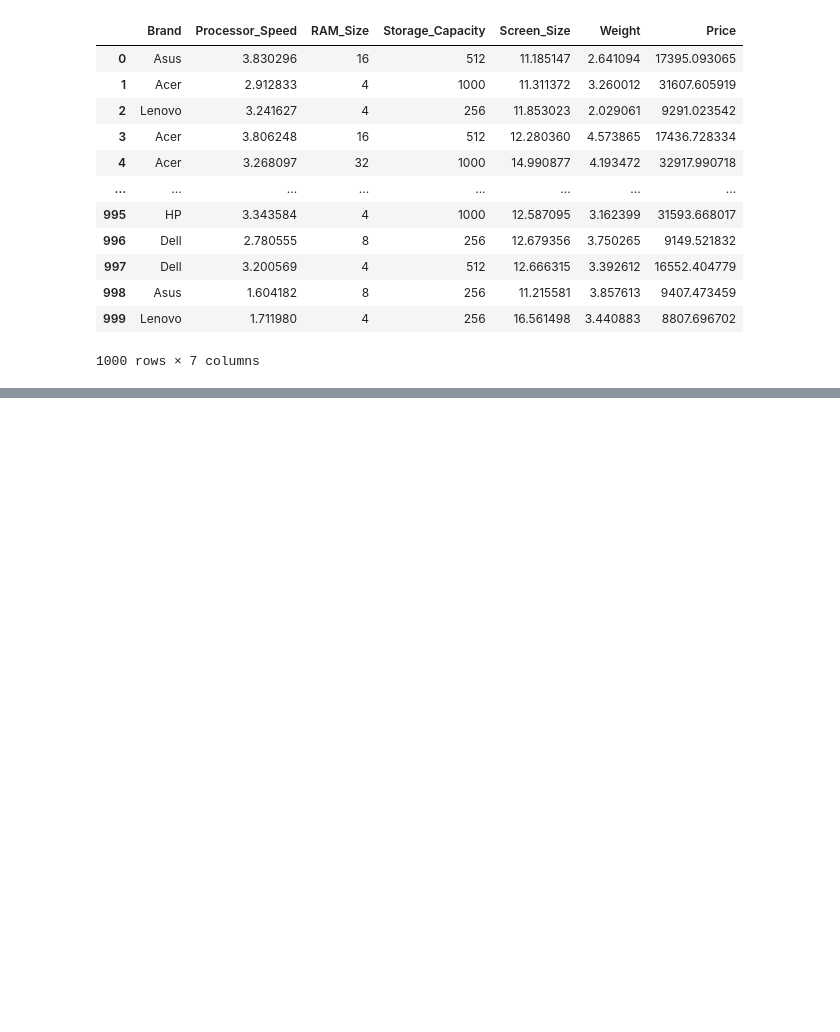
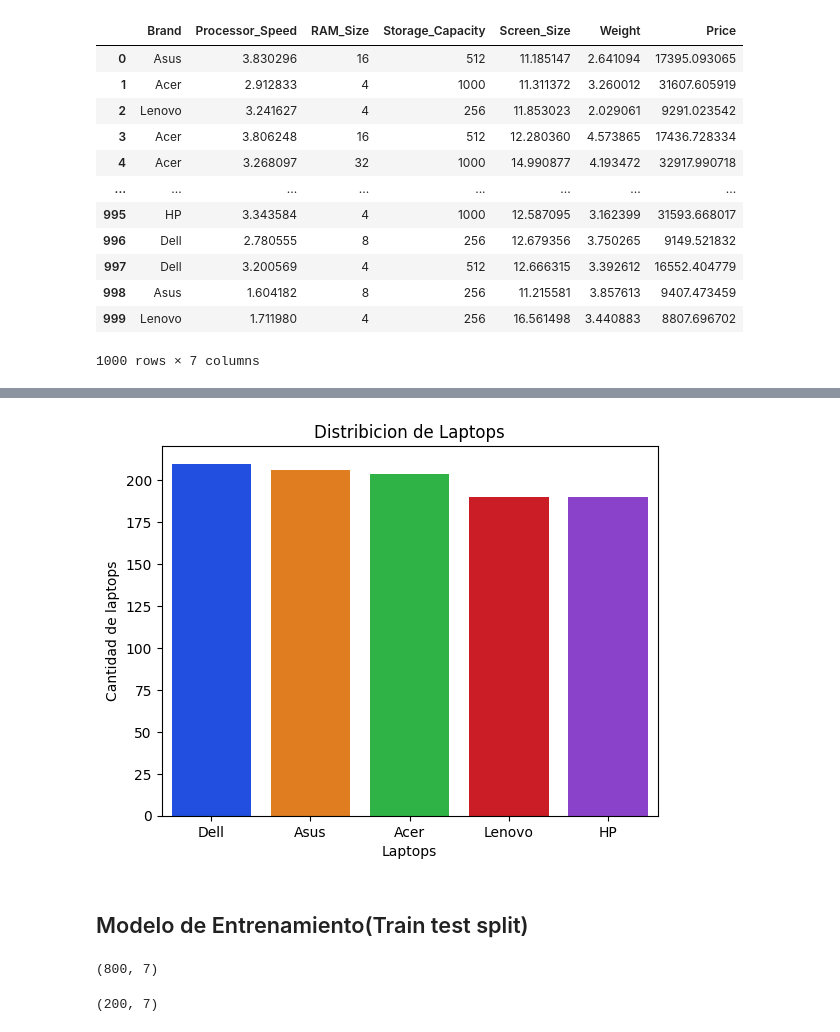
Before and after one commit to Isaac244/Proyecto_Machine_Learning, a Jupyter notebook: Proyecto-final.ipynb, the cells around one changed output, grey strips where cells are left out. Drawn from its saved outputs; the diff is of its cells as text; code cells hidden in the pictures; blank space fills up the shorter version.

```diff
--- a/Proyecto-final.ipynb
+++ b/Proyecto-final.ipynb
@@ -41,0 +80,4 @@ data_nueva
+# %%
+#Contar la cantidad de marcas de laptop
+marcas = data_nueva['Brand'].value_counts()
+marcas
@@ -41,0 +131,11 @@ data_nueva
+# %%
+#Grafica para las marcas de laptop
+sns.barplot( x=marcas.index, y=marcas.values, palette='bright', hue=marcas.index)
+plt.title('Distribucion de Laptops')
+plt.xlabel('Laptops')
+plt.ylabel('Cantidad de laptops')
+plt.show()
+# %% [output]
+[figure, added]
+# %% [markdown]
+## Modelo de Entrenamiento(Train test split)
@@ -41,0 +146,9 @@ data_nueva
+# %%
+#Validamos
+train_set.shape
+# %% [output]
+(800, 7)
+# %%
+test_set.shape
+# %% [output]
+(200, 7)
```
Also changed, not shown: parts of 11 cells of this notebook, 1 other file.
